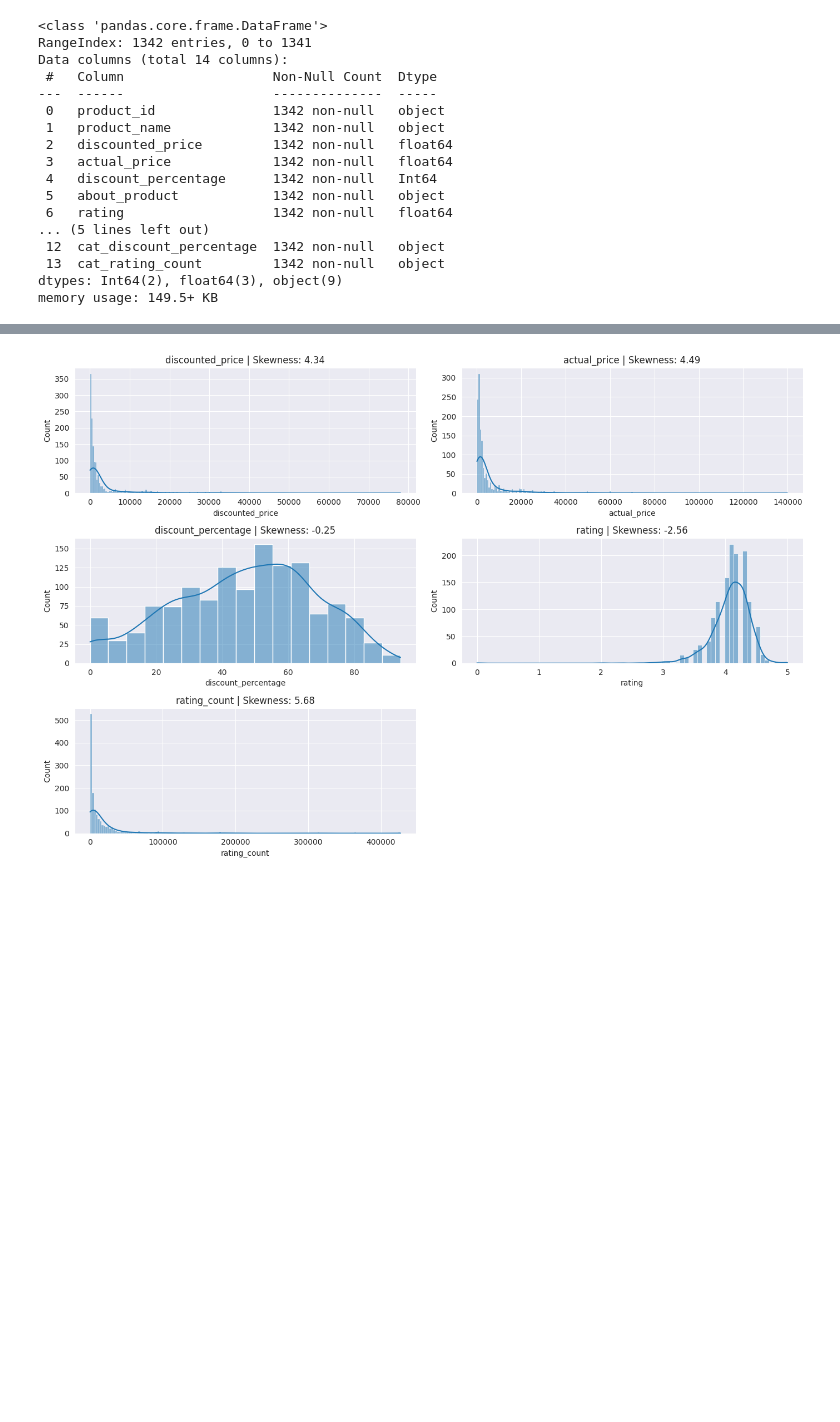
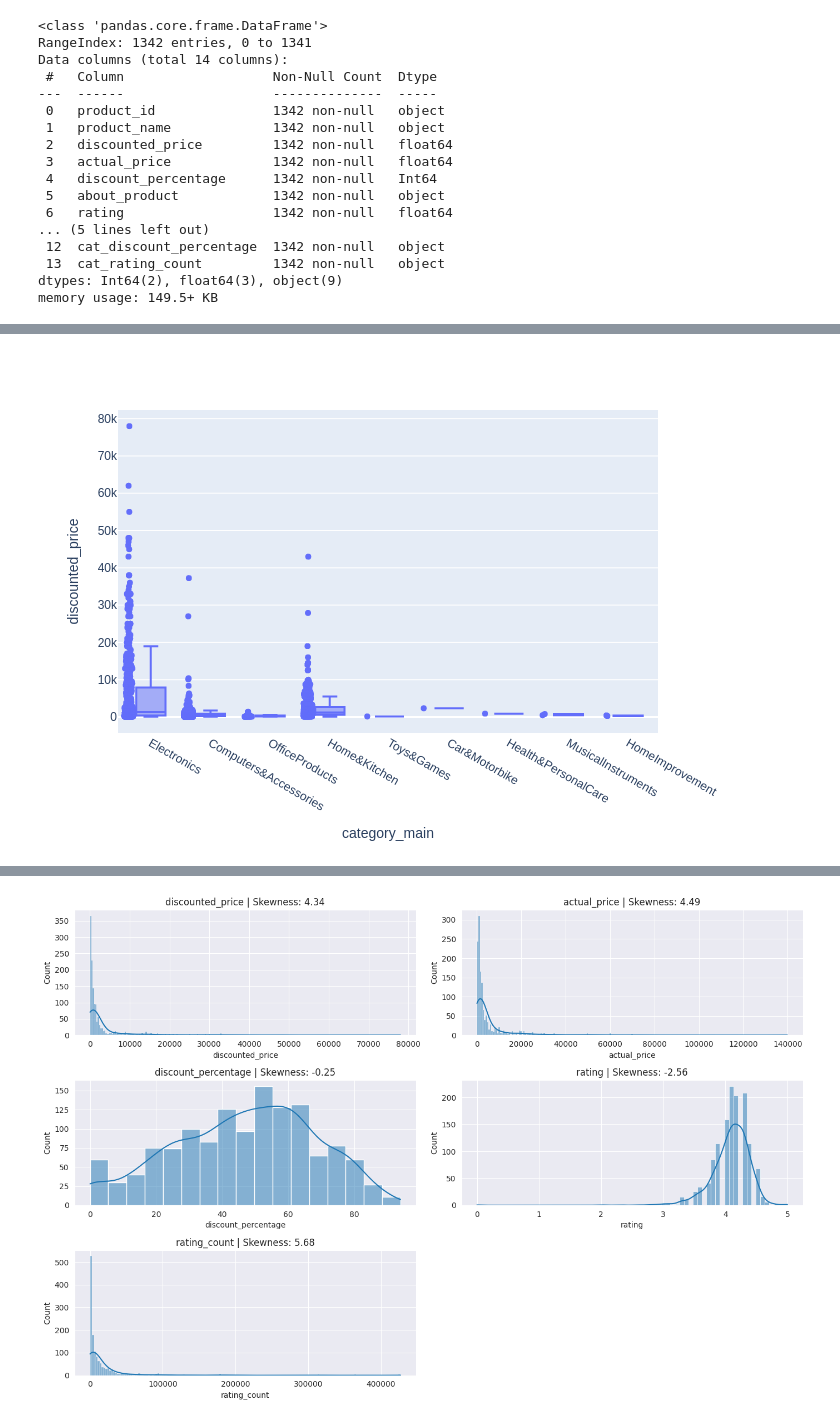
Before and after one commit to juliasalto/proyectodatalab, a Jupyter notebook: EDA_test_hipotesis_datalab.ipynb, the cells around one changed output, grey strips where cells are left out. Cells and saved outputs as stored; diff of their text form; code cells hidden in the pictures; blank space fills up the shorter version.

```diff
--- a/EDA_test_hipotesis_datalab.ipynb
+++ b/EDA_test_hipotesis_datalab.ipynb
@@ -66,6 +83,7 @@ memory usage: 149.5+ KB
 df["rating_count"] = df["rating_count"].astype(float)
 df["discount_percentage"] = df["discount_percentage"].astype(float)
 # %%
-fig = px.box(df, x= "category_main", y="discounted_price", points="all")
-fig.show()
+fig = px.box(df, x="category_main", y="discounted_price", points="all")
+fig.write_image("figure1.png", engine="kaleido")
+display(Image("figure1.png"))
 # %% [output]
@@ -73,2 +90,3 @@ fig.show()
+[figure, added]
 # %%
 fig = px.box(df, y="discounted_price", points="all")
```
Also changed, not shown: parts of 19 cells of this notebook.
